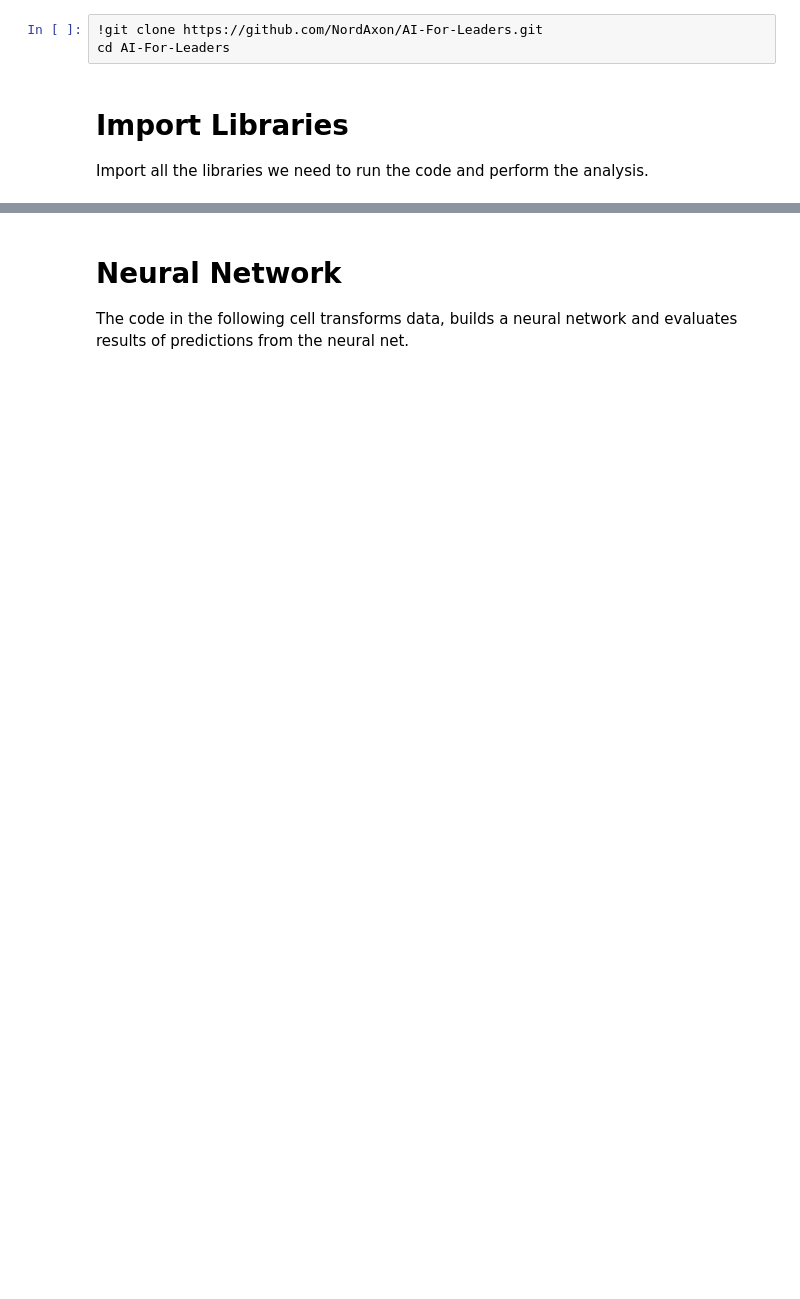
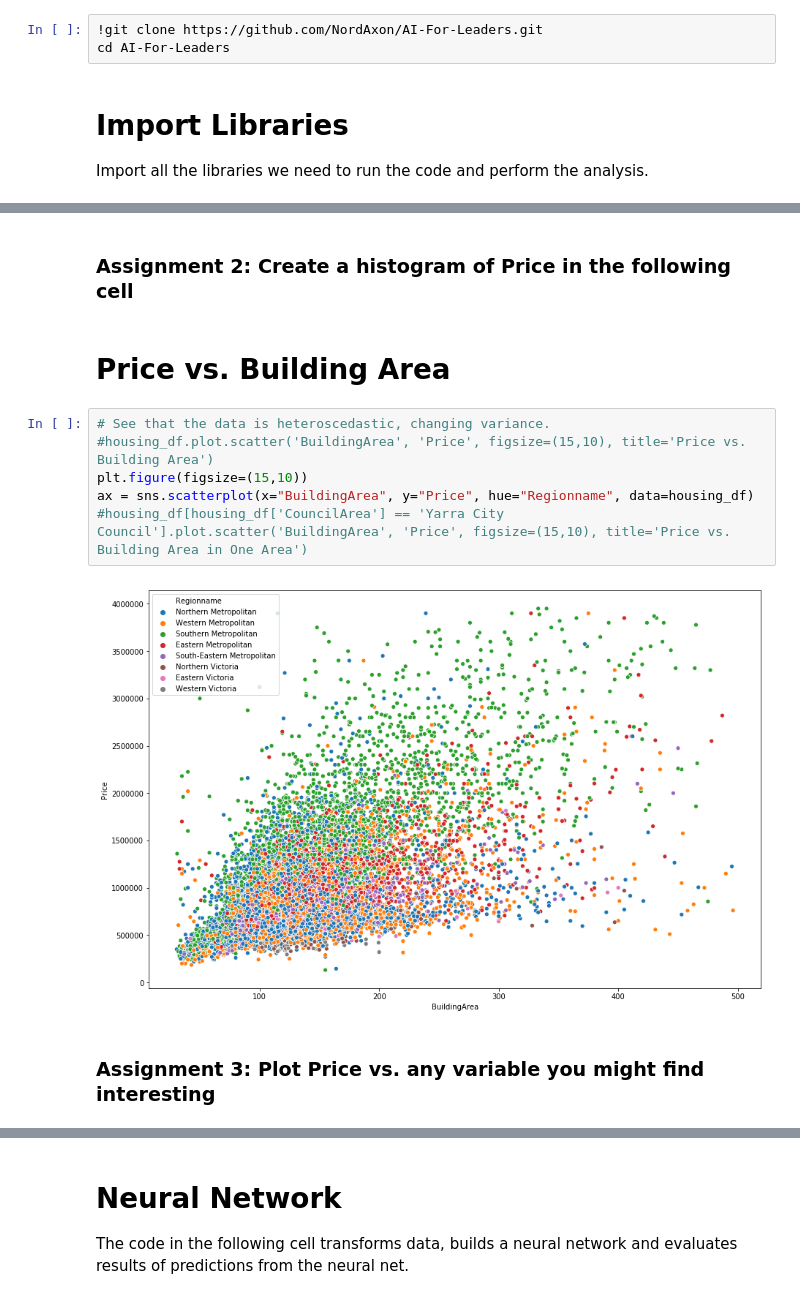
Before and after one commit to NordAxon/ai-for-leaders, a Jupyter notebook: ai_course.ipynb, the cells around one changed output, grey strips where cells are left out. Saved outputs shown, nothing was run; the diff lists cells and outputs as text; blank space fills up the shorter version.

Commit message:
Added more assignments and structured notebook after ML pipeline

```diff
--- a/ai_course.ipynb
+++ b/ai_course.ipynb
@@ -178,0 +151,14 @@ Mean Error Multi-Dimensional Linear Regression: 242304.82617755528
+# %% [markdown]
+### Assignment 2: Create a histogram of Price in the following cell
+# %% [markdown]
+# Price vs. Building Area
+# %%
+# See that the data is heteroscedastic, changing variance.
+#housing_df.plot.scatter('BuildingArea', 'Price', figsize=(15,10), title='Price vs. Building Area')
+plt.figure(figsize=(15,10))
+ax = sns.scatterplot(x="BuildingArea", y="Price", hue="Regionname", data=housing_df)
+#housing_df[housing_df['CouncilArea'] == 'Yarra City Council'].plot.scatter('BuildingArea', 'Price', figsize=(15,10), title='Price vs. Building Area in One Area')
+# %% [output]
+[figure, added]
+# %% [markdown]
+### Assignment 3: Plot Price vs. any variable you might find interesting
```
Also changed, not shown: parts of 50 cells of this notebook.
